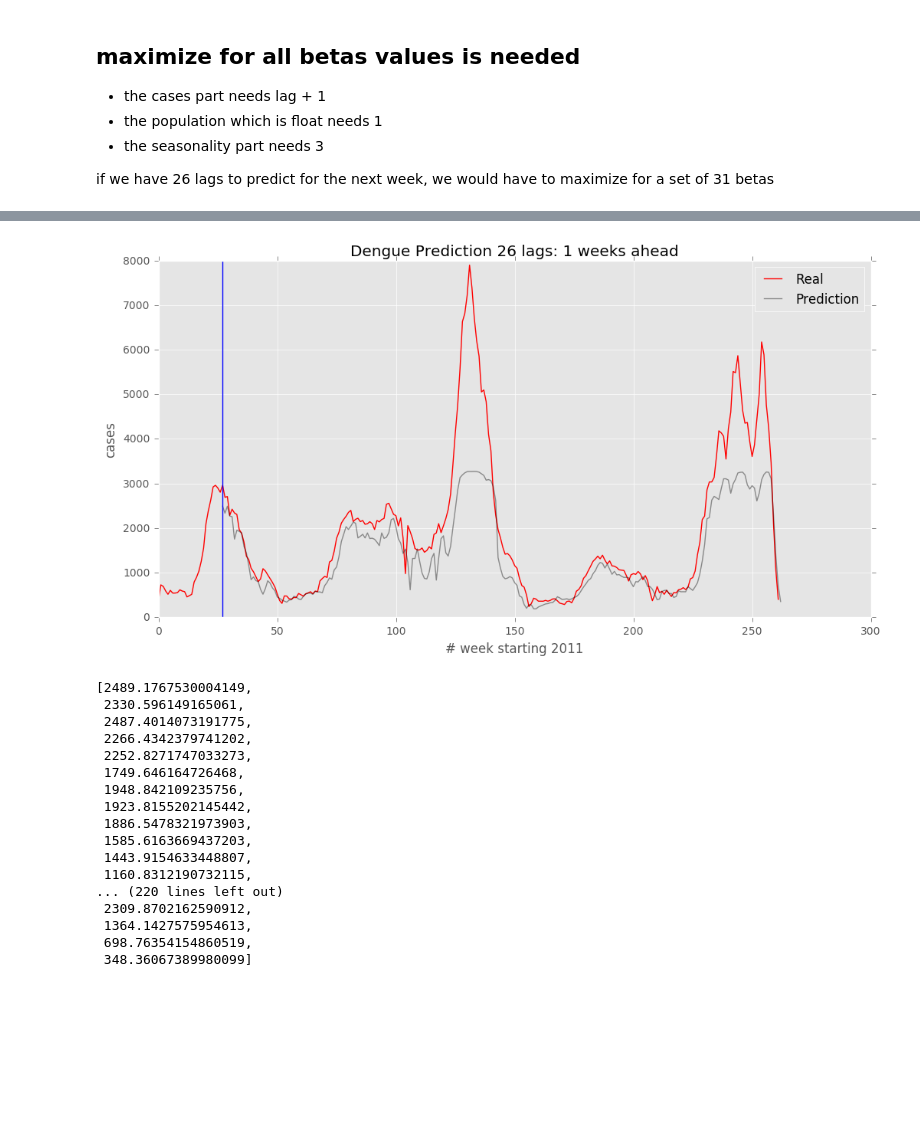
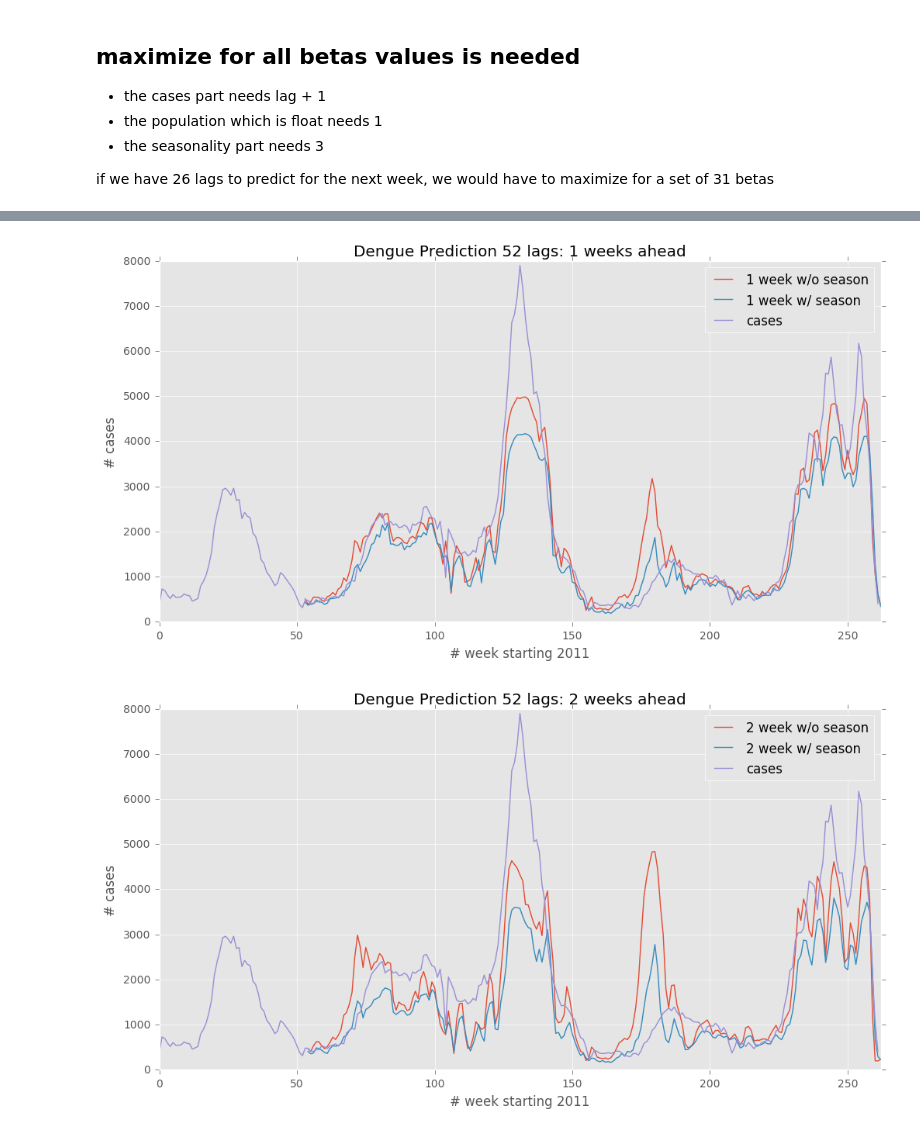
Before and after one commit to johnnycs/dengue-prediction, a Jupyter notebook: Seasonal Logistic Function.ipynb, the cells around one changed output, grey strips where cells are left out. Cells and saved outputs as stored; diff of their text form; code cells hidden in the pictures; blank space fills up the shorter version.

```diff
--- a/Seasonal Logistic Function.ipynb
+++ b/Seasonal Logistic Function.ipynb
@@ -25,7 +25,7 @@ weekly_df = weekly_df.set_index('date')
 # weekly_df = weekly_df.iloc[209:]
 weekly_df.index = pd.DatetimeIndex(weekly_df.index)
 
-train_mask = (weekly_df.index > "2006") & (weekly_df.index <= "2011")
+train_mask = (weekly_df.index > "2006") & (weekly_df.index < "2011")
 train = weekly_df[train_mask].cases
 test_mask = (weekly_df.index > "2011")
 test = weekly_df[test_mask].cases
@@ -137,7 +135,7 @@ array([ -2.08454140e+00,  -1.32660715e-04,   4.93710843e-05,
 # %%
-NWEEKS = 26
+NWEEKS = 52
 
-nweek_to_predict = [1,2,4]
+nweek_to_predict = [1,2,4,8,12]
 
 def n_week_ahead(array_x,weeks_ahead):
 
@@ -148,6 +146,7 @@ def n_week_ahead(array_x,weeks_ahead):
         arr = np.append(arr[1:],theta)
     return theta
 
+all_predictions = []
 for i in nweek_to_predict:
     N = NWEEKS + (i - 1)
     tmp = []
@@ -155,28 +154,35 @@ for i in nweek_to_predict:
         initial_arr = test[j:j+NWEEKS]
         tmp.append(n_week_ahead(initial_arr,i))
 
-    title = 'Dengue Prediction 26 lags: %d weeks ahead'%i
-    make_line(NWEEKS+i,test,tmp,title,"# week starting 2011","cases")
-    break
+    to_start = [0]*(NWEEKS+i)
+    zeros_st = np.concatenate((to_start,tmp))
+    all_predictions.append(zeros_st)
+#     title = 'Dengue Prediction %d lags: %d weeks ahead'%(NWEEKS,i)
+#     make_line(NWEEKS+i,test,tmp,title,"# week starting 2011","cases")
-# %% [output]
-[figure, removed]
-# %%
-tmp
-# %% [output]
-[2489.1767530004149,
- 2330.596149165061,
- 2487.4014073191775,
- 2266.4342379741202,
- 2252.8271747033273,
- 1749.646164726468,
- 1948.842109235756,
- 1923.8155202145442,
- 1886.5478321973903,
- 1585.6163669437203,
- 1443.9154633448807,
- 1160.8312190732115,
-... (220 lines left out)
- 2309.8702162590912,
- 1364.1427575954613,
- 698.76354154860519,
- 348.36067389980099]
+# %%
+without_seasonality_df = pd.read_csv('without-seasonality.csv')
+without_seasonality_df = without_seasonality_df.drop("Unnamed: 0",axis=1)
+with_seasonality_df = pd.DataFrame(all_predictions).T
+with_seasonality_df.columns = ['1 week w/ season','2 week w/ season',
+                               '4 week w/ season','8 week w/ season',
+                               '12 week w/ season']
+with_seasonality_df = with_seasonality_df.astype('f')
+all_predictions_df = pd.concat([without_seasonality_df,with_seasonality_df],axis=1)
+all_predictions_df = all_predictions_df.replace('0', np.nan)
+# all_predictions_df
+# %%
+for week_ahead in nweek_to_predict:
+    plt.figure(figsize=(12,6))
+    without_season = '%d week w/o season'%week_ahead
+    with_season = '%d week w/ season'%week_ahead
+    all_predictions_df[without_season].plot()
+    all_predictions_df[with_season].plot()
+    plt.plot([i for i in range(len(test))],test)
+    plt.xlabel("# week starting 2011")
+    plt.ylabel("# cases")
+    plt.legend()
+    title = 'Dengue Prediction 52 lags: %d weeks ahead'%week_ahead
+    plt.title(title)
+# %% [output]
+[figure, added]
+[figure, added]
```
Also changed, not shown: parts of 6 cells of this notebook, 1 other file.
